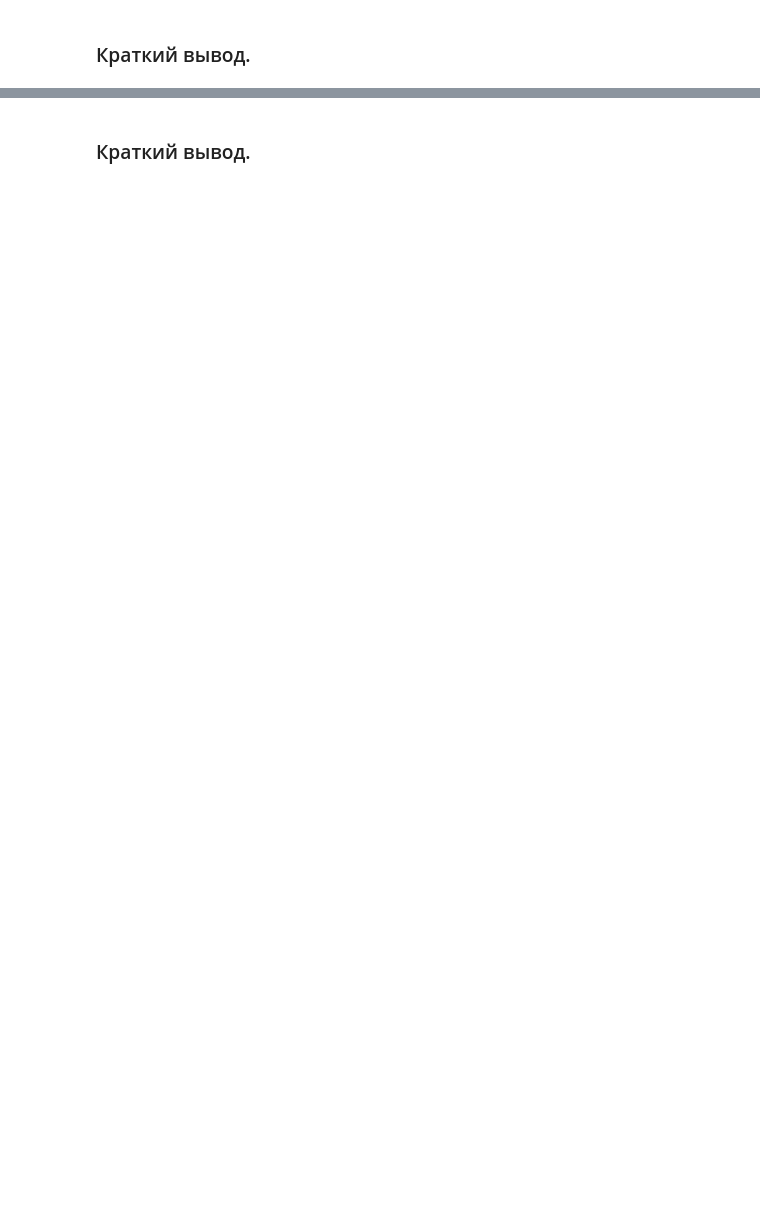
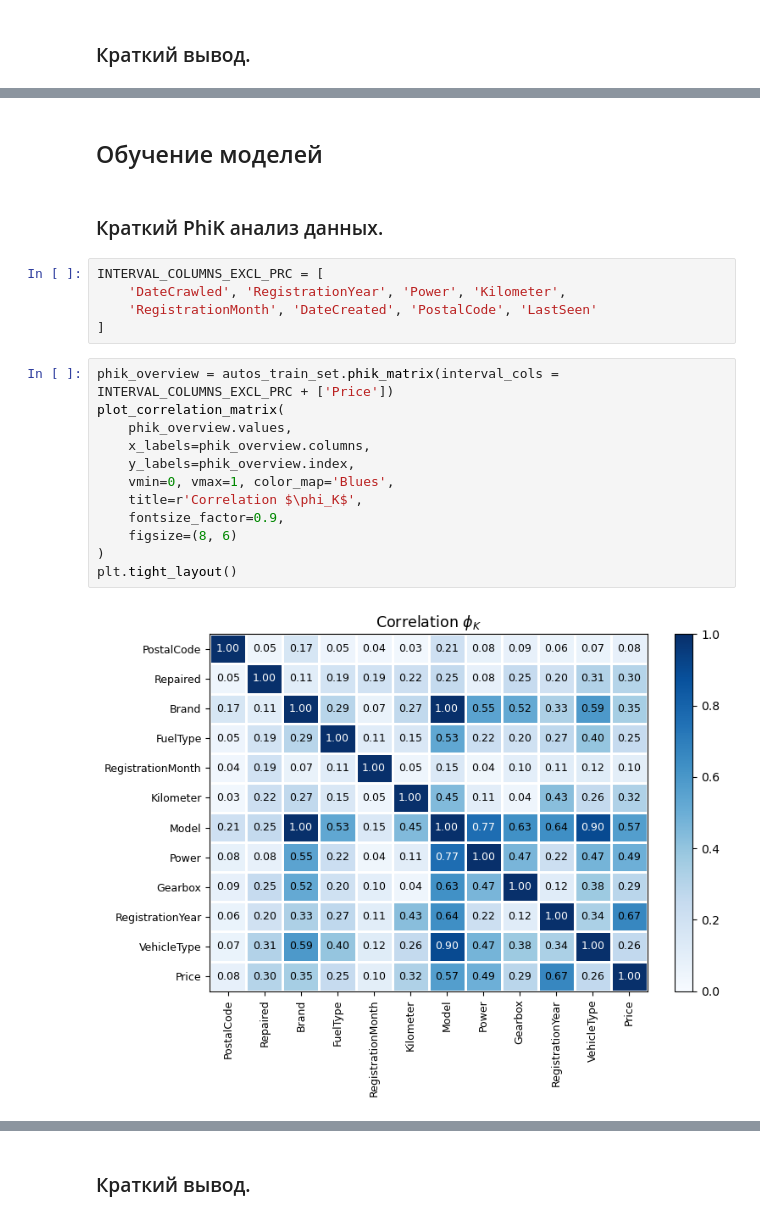
Before and after one commit to DimaDoesCode/Yandex_Practicum-Numerical_Analysis, a Jupyter notebook: numerical_analysis/numerical_analysis_fin.ipynb, the cells around one changed output, grey strips where cells are left out. Drawn from its saved outputs; the diff is of its cells as text; blank space fills up the shorter version.

```diff
--- a/numerical_analysis/numerical_analysis_fin.ipynb
+++ b/numerical_analysis/numerical_analysis_fin.ipynb
@@ -609,0 +329,23 @@ print('\nВид данных:\n', insurance_features_decrypted.iloc[:3])
+# %% [markdown]
+## Обучение моделей
+# %% [markdown]
+### Краткий PhiK анализ данных.
+# %%
+INTERVAL_COLUMNS_EXCL_PRC = [
+    'DateCrawled', 'RegistrationYear', 'Power', 'Kilometer',
+    'RegistrationMonth', 'DateCreated', 'PostalCode', 'LastSeen'
+]
+# %%
+phik_overview = autos_train_set.phik_matrix(interval_cols = INTERVAL_COLUMNS_EXCL_PRC + ['Price'])
+plot_correlation_matrix(
+    phik_overview.values,
+    x_labels=phik_overview.columns,
+    y_labels=phik_overview.index,
+    vmin=0, vmax=1, color_map='Blues',
+    title=r'Correlation $\phi_K$',
+    fontsize_factor=0.9,
+    figsize=(8, 6)
+)
+plt.tight_layout()
+# %% [output]
+[figure, added]
```
Also changed, not shown: parts of 151 cells of this notebook.
